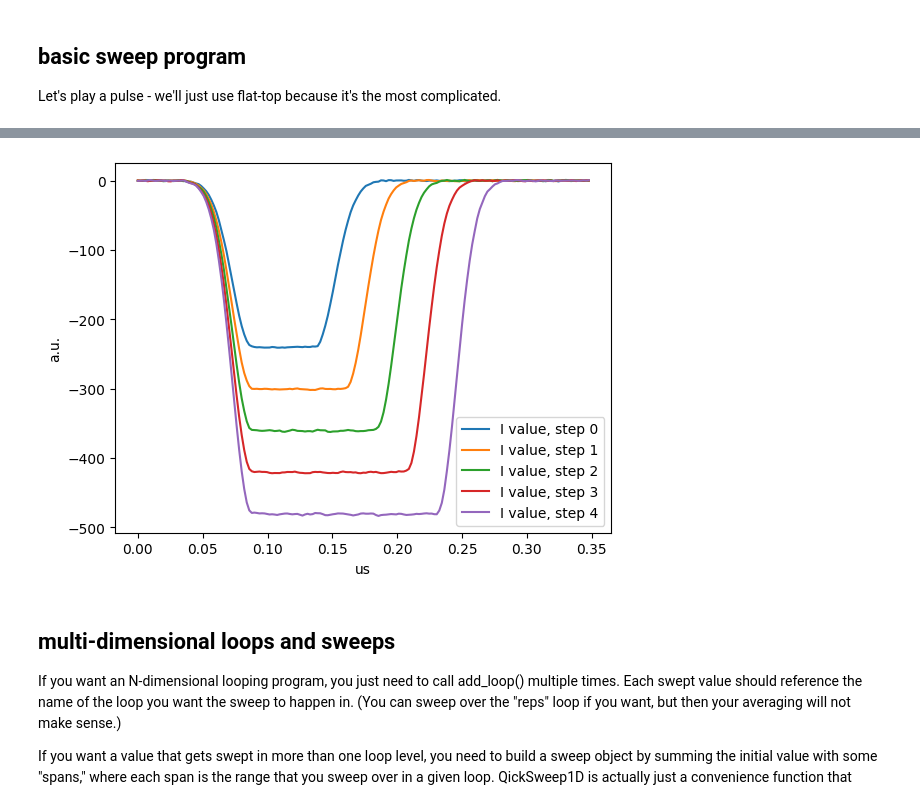
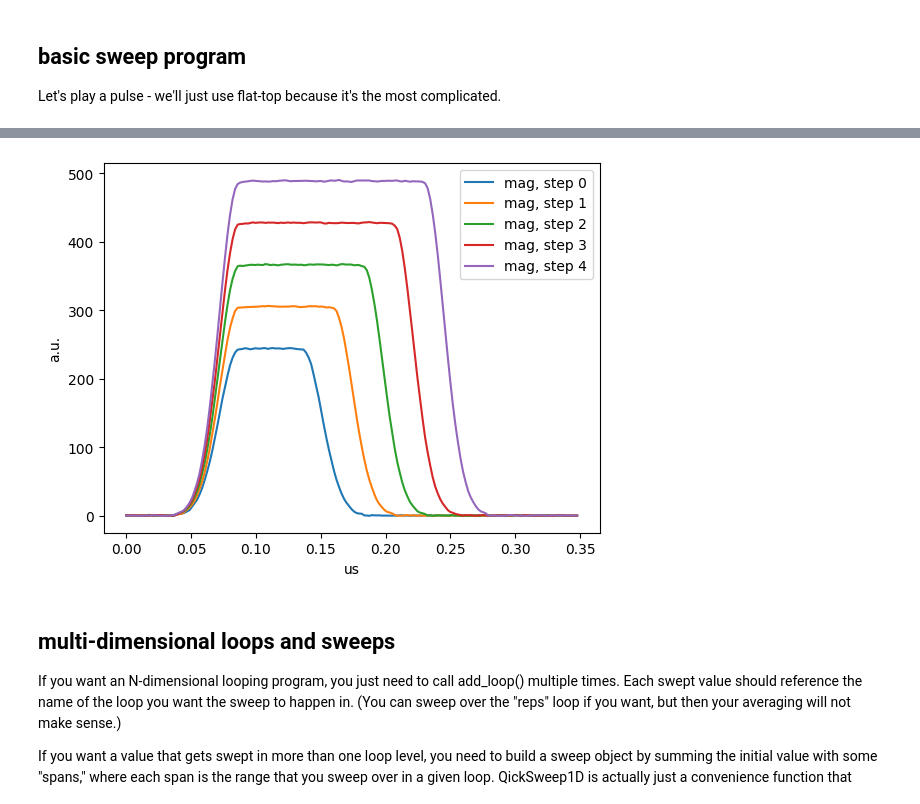
Before and after one commit to meeg/qick_demos_sho, a Jupyter notebook: tprocv2/00_intro.ipynb, the cells around one changed output, grey strips where cells are left out. Drawn from its saved outputs; the diff is of its cells as text; code cells hidden in the pictures.

```diff
--- a/tprocv2/00_intro.ipynb
+++ b/tprocv2/00_intro.ipynb
@@ -348,32 +366,32 @@ plt.xlabel("I");
 # %%
 # we can sweep lengths too
 config = {'steps': 5,
           'gen_ch': GEN_CH,
           'ro_ch': RO_CH,
           'freq': FREQ,
           'trig_time': TRIG_TIME,
           'ro_len': 0.35,
           'flat_len': QickSweep1D("myloop", 0.05, 0.15),
           'ramp_len': 0.1,
           'phase': 0,
           'gain': QickSweep1D("myloop", 0.5, 1.0)
          }
 
 prog = SimpleSweepProgram(soccfg, reps=1, final_delay=0.5, cfg=config)
 
 iq_list = prog.acquire_decimated(soc, soft_avgs=10)
 t = prog.get_time_axis(ro_index=0)
 
 plt.figure(1)
 for ii, iq in enumerate(iq_list[0]):
-    plt.plot(t, iq[:,0], label="I value, step %d"%(ii))
-    # plt.plot(iq[:,1], label="Q value, step %d"%(ii))
-    # plt.plot(np.abs(iq.dot([1,1j])), label="mag, step %d"%(ii))
+    # plt.plot(t, iq[:,0], label="I value, step %d"%(ii))
+    # plt.plot(t, iq[:,1], label="Q value, step %d"%(ii))
+    plt.plot(t, np.abs(iq.dot([1,1j])), label="mag, step %d"%(ii))
 plt.legend()
 plt.ylabel("a.u.")
 plt.xlabel("us");
 # %% [output]
-[figure, old version]
+[figure, new version]
 # %% [markdown]
 ## multi-dimensional loops and sweeps
 If you want an N-dimensional looping program, you just need to call add_loop() multiple times. Each swept value should reference the name of the loop you want the sweep to happen in. (You can sweep over the "reps" loop if you want, but then your averaging will not make sense.)
```
Also changed, not shown: parts of 15 cells of this notebook.
